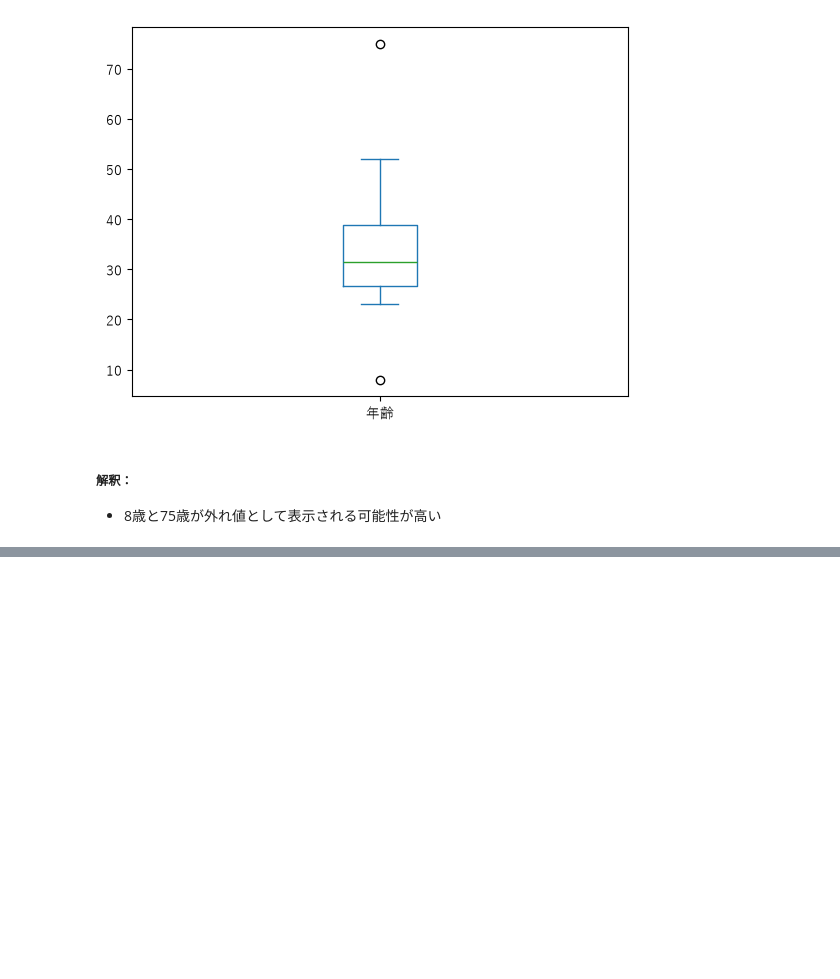
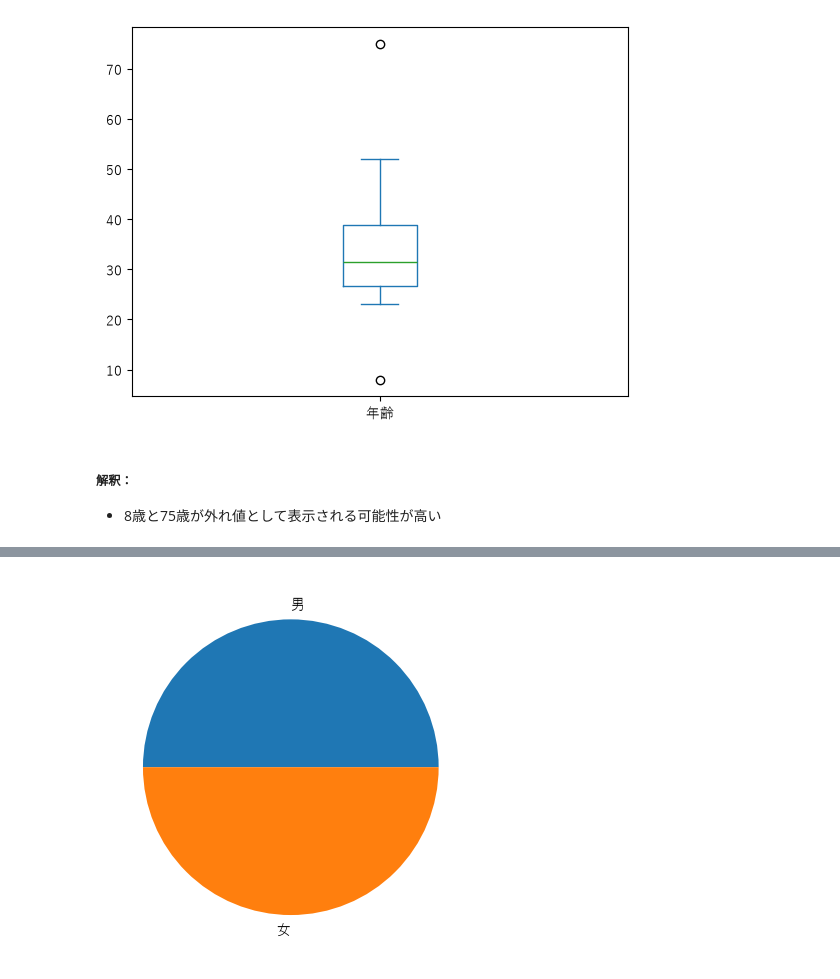
Before and after one commit to KaiLynn99/python_alone, a Jupyter notebook: 2026 9月/9.11 (59日目)/17. データ探索 - 構造化データの可視化：変数の数による分類.ipynb, the cells around one changed output, grey strips where cells are left out. Saved outputs shown, nothing was run; the diff lists cells and outputs as text; code cells hidden in the pictures; blank space fills up the shorter version.

```diff
--- a/2026 9月/9.11 (59日目)/17. データ探索 - 構造化データの可視化：変数の数による分類.ipynb
+++ b/2026 9月/9.11 (59日目)/17. データ探索 - 構造化データの可視化：変数の数による分類.ipynb
@@ -263,0 +387,5 @@ age_series.plot(kind="box");
+# %%
+# 性別の割合を円グラフで確認
+df["性別"].value_counts().plot(kind="pie");
+# %% [output]
+[figure, added]
```
Also changed, not shown: parts of 10 cells of this notebook.
